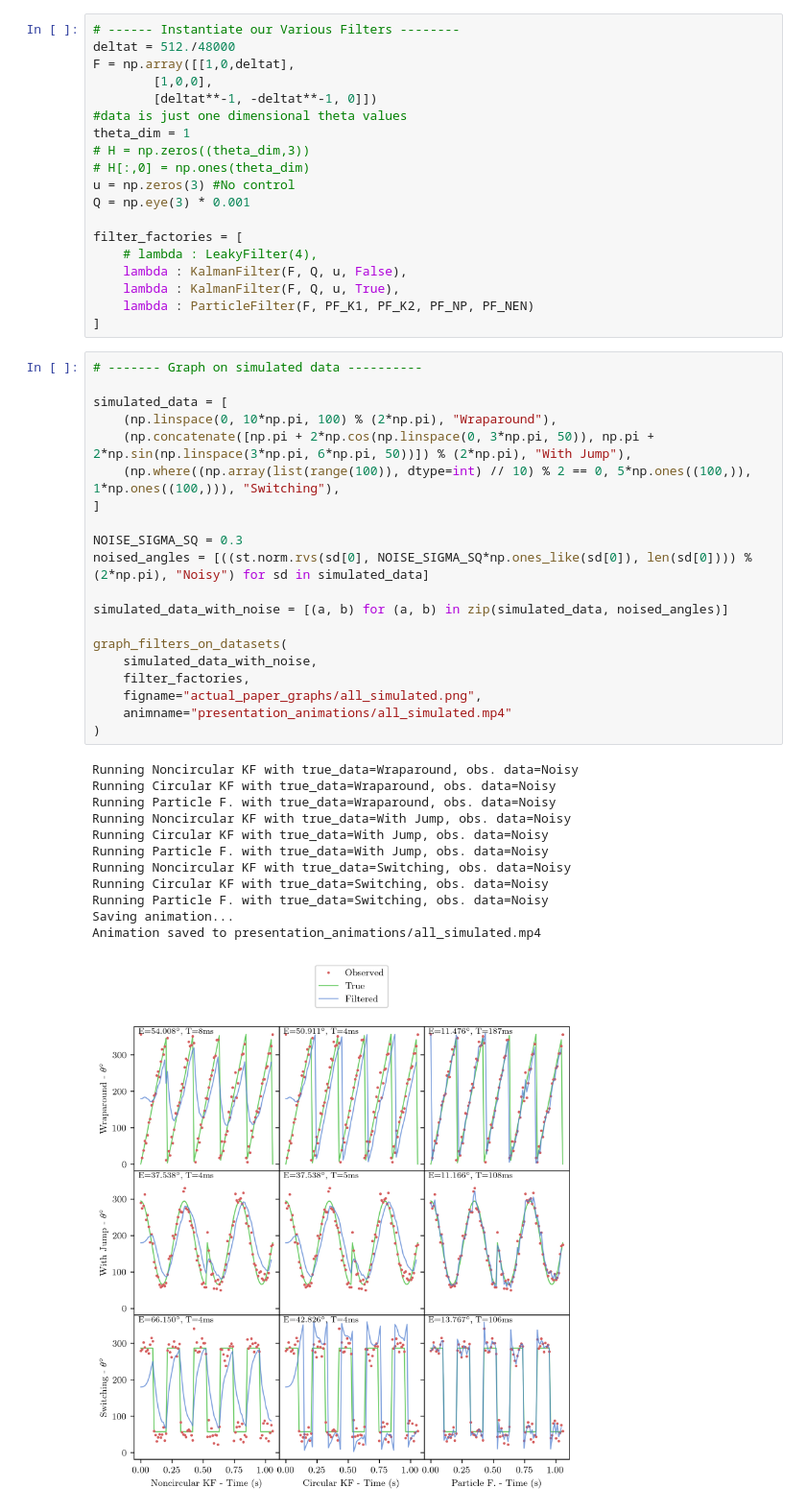
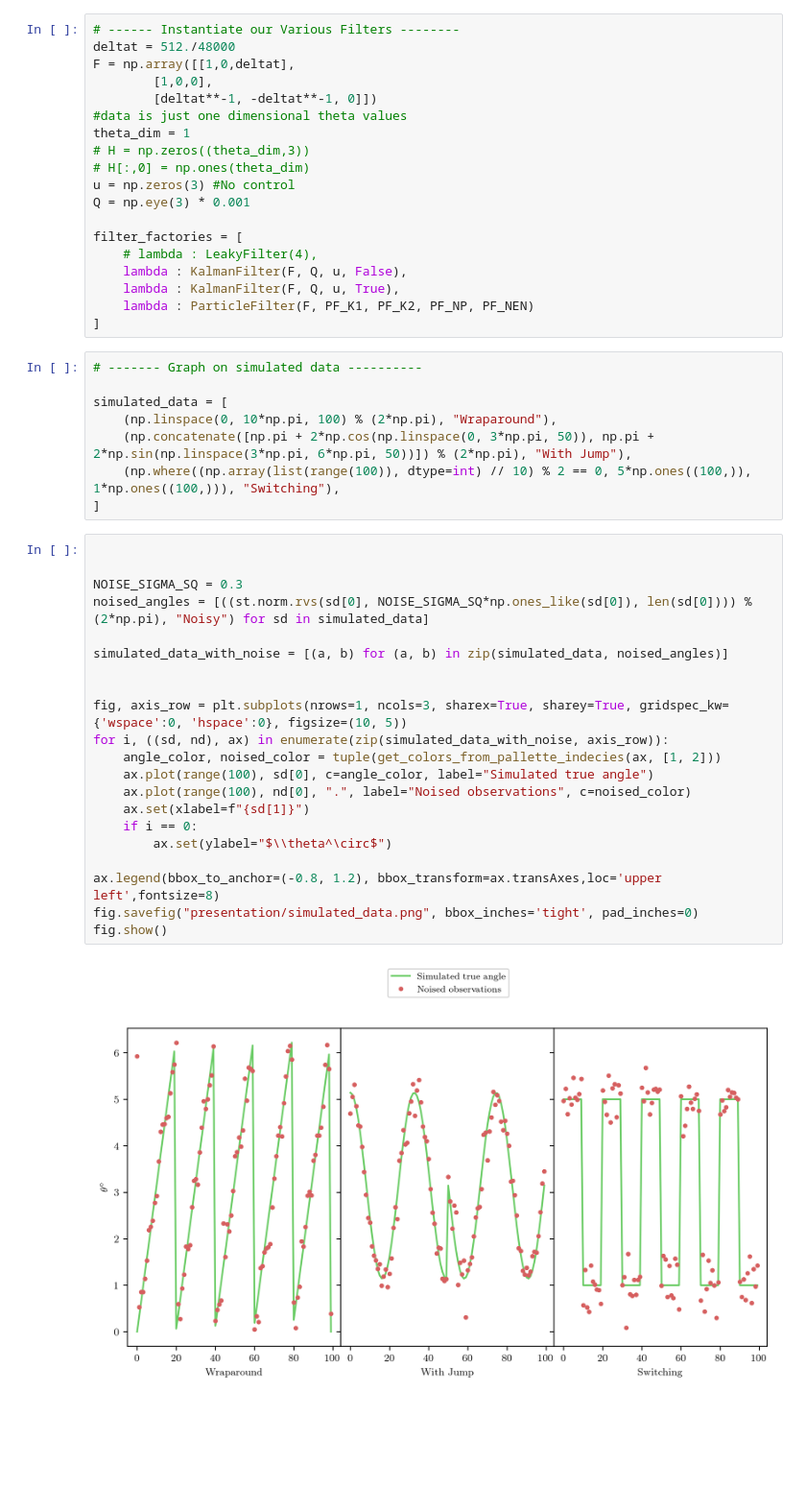
Before and after one commit to CanyonTurtle/cannon-curtis-spencer-tyler-acme, a Jupyter notebook: vol-3/code_actully_in_paper.ipynb, the cells around one changed output. Shown at 96% size. Saved outputs shown, nothing was run; the diff lists cells and outputs as text; blank space fills up the shorter version.

```diff
--- a/vol-3/code_actully_in_paper.ipynb
+++ b/vol-3/code_actully_in_paper.ipynb
@@ -869,28 +869,26 @@ simulated_data = [
     (np.concatenate([np.pi + 2*np.cos(np.linspace(0, 3*np.pi, 50)), np.pi + 2*np.sin(np.linspace(3*np.pi, 6*np.pi, 50))]) % (2*np.pi), "With Jump"),
     (np.where((np.array(list(range(100)), dtype=int) // 10) % 2 == 0, 5*np.ones((100,)), 1*np.ones((100,))), "Switching"),
 ]
-
-NOISE_SIGMA_SQ = 0.3
-noised_angles = [((st.norm.rvs(sd[0], NOISE_SIGMA_SQ*np.ones_like(sd[0]), len(sd[0]))) % (2*np.pi), "Noisy") for sd in simulated_data]
-
-simulated_data_with_noise = [(a, b) for (a, b) in zip(simulated_data, noised_angles)]
-
-graph_filters_on_datasets(
-    simulated_data_with_noise,
-    filter_factories,
-    figname="actual_paper_graphs/all_simulated.png",
-    animname="presentation_animations/all_simulated.mp4"
-)
-# %% [output]
-Running Noncircular KF with true_data=Wraparound, obs. data=Noisy
-Running Circular KF with true_data=Wraparound, obs. data=Noisy
-Running Particle F. with true_data=Wraparound, obs. data=Noisy
-Running Noncircular KF with true_data=With Jump, obs. data=Noisy
-Running Circular KF with true_data=With Jump, obs. data=Noisy
-Running Particle F. with true_data=With Jump, obs. data=Noisy
-Running Noncircular KF with true_data=Switching, obs. data=Noisy
-Running Circular KF with true_data=Switching, obs. data=Noisy
-Running Particle F. with true_data=Switching, obs. data=Noisy
-Saving animation...
-Animation saved to presentation_animations/all_simulated.mp4
-[figure, removed]
+# %%
+
+
+NOISE_SIGMA_SQ = 0.3
+noised_angles = [((st.norm.rvs(sd[0], NOISE_SIGMA_SQ*np.ones_like(sd[0]), len(sd[0]))) % (2*np.pi), "Noisy") for sd in simulated_data]
+
+simulated_data_with_noise = [(a, b) for (a, b) in zip(simulated_data, noised_angles)]
+
+
+fig, axis_row = plt.subplots(nrows=1, ncols=3, sharex=True, sharey=True, gridspec_kw={'wspace':0, 'hspace':0}, figsize=(10, 5))
+for i, ((sd, nd), ax) in enumerate(zip(simulated_data_with_noise, axis_row)):
+    angle_color, noised_color = tuple(get_colors_from_pallette_indecies(ax, [1, 2]))
+    ax.plot(range(100), sd[0], c=angle_color, label="Simulated true angle")
+    ax.plot(range(100), nd[0], ".", label="Noised observations", c=noised_color)
+    ax.set(xlabel=f"{sd[1]}")
+    if i == 0:
+        ax.set(ylabel="$\\theta^\circ$")
+
+ax.legend(bbox_to_anchor=(-0.8, 1.2), bbox_transform=ax.transAxes,loc='upper left',fontsize=8)
+fig.savefig("presentation/simulated_data.png", bbox_inches='tight', pad_inches=0)
+fig.show()
+# %% [output]
+[figure, added]
```
Also changed, not shown: parts of 8 cells of this notebook, 16 other files.
